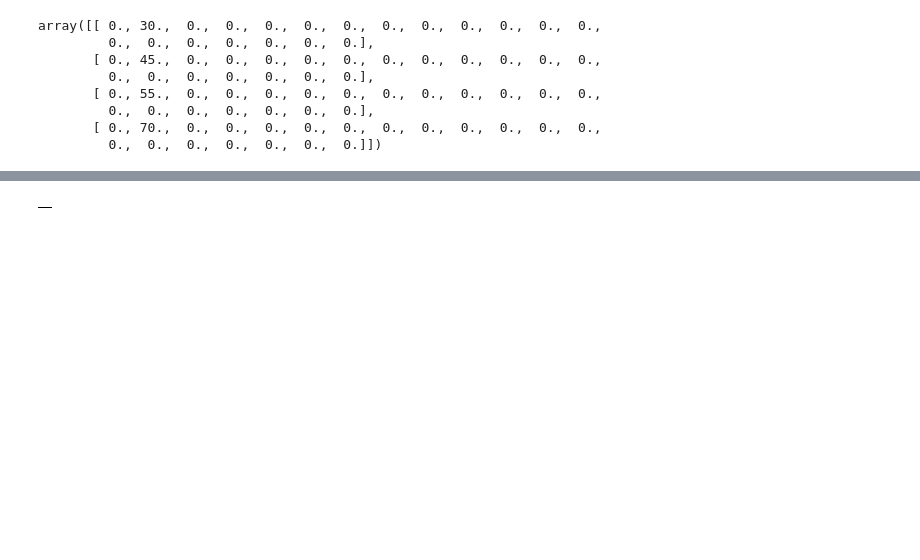
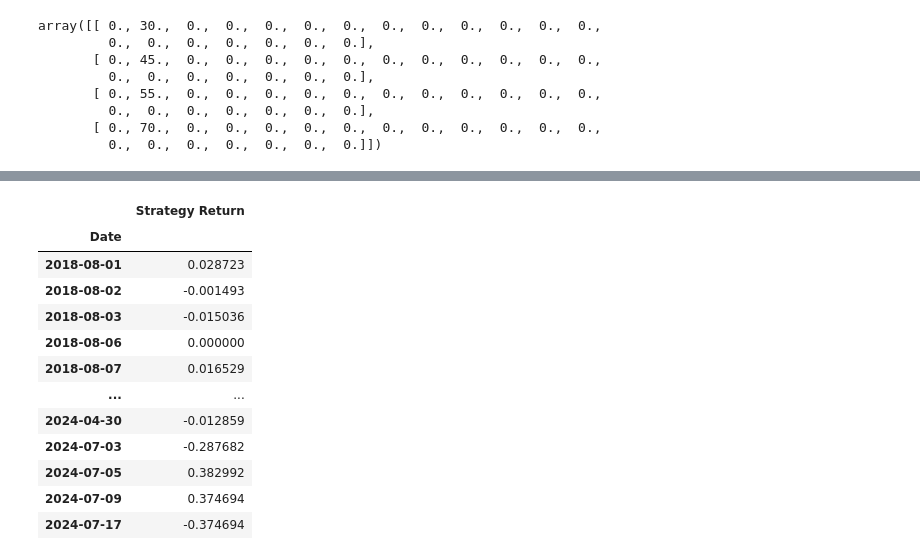
Before and after one commit to shettysharan019/algoTrading, a Jupyter notebook: algoTrading.ipynb, the cells around one changed output, grey strips where cells are left out. Saved outputs shown, nothing was run; the diff lists cells and outputs as text; code cells hidden in the pictures; blank space fills up the shorter version.

```diff
--- a/algoTrading.ipynb
+++ b/algoTrading.ipynb
@@ -11,17 +11,17 @@ import pandas_ta as ta
 import warnings
 warnings.filterwarnings('ignore')
 
-nifty50 = pd.read_html('https://en.wikipedia.org/wiki/NIFTY_500')[2]
+nifty500 = pd.read_html('https://en.wikipedia.org/wiki/NIFTY_500')[2]
 
-print(nifty50)
+print(nifty500)
 
-nifty50['Symbol'] = nifty50[3].str.replace('.', '-')
+nifty500['Symbol'] = nifty500[3].str.replace('.', '-')
 
-symbols_list = nifty50['Symbol'].unique().tolist()
+symbols_list = nifty500['Symbol'].unique().tolist()
 
-end_date = '2024-07-15'
+end_date = '2024-07-31'
 
-start_date = pd.to_datetime(end_date)-pd.DateOffset(365*8)
+start_date = pd.to_datetime(end_date)-pd.DateOffset(365*5)
 
 df = yf.download(tickers=symbols_list, start=start_date, end=end_date).stack()
 
@@ -470,53 +470,50 @@ returns_dataframe = np.log(new_df['Adj Close']).diff()
 portfolio_df = pd.DataFrame()
 
 for start_date in fixed_dates.keys():
+   try:
 
-    try:
+      end_date = (pd.to_datetime(start_date)+pd.offsets.MonthEnd(0)).strftime('%Y-%m-%d')
 
-        end_date = (pd.to_datetime(start_date)+pd.offsets.MonthEnd(0)).strftime('%Y-%m-%d')
+      cols = fixed_dates[start_date]
 
-        cols = fixed_dates[start_date]
+      optimization_start_date = (pd.to_datetime(start_date)-pd.DateOffset(months=12)).strftime('%Y-%m-%d')
 
-        optimization_start_date = (pd.to_datetime(start_date)-pd.DateOffset(months=12)).strftime('%Y-%m-%d')
+      optimization_end_date = (pd.to_datetime(start_date)-pd.DateOffset(days=1)).strftime('%Y-%m-%d')
 
-        optimization_end_date = (pd.to_datetime(start_date)-pd.DateOffset(days=1)).strftime('%Y-%m-%d')
+      optimization_df = new_df['Adj Close'][cols][optimization_start_date:optimization_end_date]
 
-        optimization_df = new_df[optimization_start_date:optimization_end_date]['Adj Close'][cols]
+      success = False
+      try:
+         weights = optimize_weights(prices=optimization_df,
+                     lower_bound=round(1/(len(optimization_df.columns)*2), 3))
 
-        success = False
-        try:
-            weights = optimize_weights(prices=optimization_df,
-                                   lower_bound=round(1/(len(optimization_df.columns)*2),3))
+         weights = pd.DataFrame(weights, index=pd.Series(0))
+         success = True
 
-            weights = pd.DataFrame(weights, index=pd.Series(0))
+      except:
+         print(f'Max Sharpe Optimization failed for {start_date}, Continuing with Equal-Weights')
 
-            success = True
-        except:
-            print(f'Max Sharpe Optimization failed for {start_date}, Continuing with Equal-Weights')
+      if success==False:
+         weights = pd.DataFrame([1/len(optimization_df.columns) for i in range(len(optimization_df.columns))],
+                                       index=optimization_df.columns.tolist(),
+                                       columns=pd.Series(0)).T
 
-        if success==False:
-            weights = pd.DataFrame([1/len(optimization_df.columns) for i in range(len(optimization_df.columns))],
-                                     index=optimization_df.columns.tolist(),
-                                     columns=pd.Series(0)).T
+      temp_df = returns_dataframe[start_date:end_date]
 
-        temp_df = returns_dataframe[start_date:end_date]
+      temp_df = temp_df.stack().to_frame('return').reset_index(level=0)\
+         .merge(weights.stack().to_frame('weights').reset_index(level=0, drop=True),
+               left_index=True,
+               right_index=True)\
+         .reset_index().set_index(['Date', 'Ticker']).unstack().stack()
 
-        temp_df = temp_df.stack().to_frame('return').reset_index(level=0)\
-                   .merge(weights.stack().to_frame('weight').reset_index(level=0, drop=True),
-                          left_index=True,
-                          right_index=True)\
-                   .reset_index().set_index(['Date', 'index']).unstack().stack()
+      temp_df['weighted_return'] = temp_df['return']*temp_df['weights']
 
-        temp_df.index.names = ['date', 'ticker']
+      temp_df = temp_df.groupby(level=0)['weighted_return'].sum().to_frame('Strategy Return')
 
-        temp_df['weighted_return'] = temp_df['return']*temp_df['weight']
+      portfolio_df = pd.concat([portfolio_df, temp_df], axis=0)
 
-        temp_df = temp_df.groupby(level=0)['weighted_return'].sum().to_frame('Strategy Return')
-
-        portfolio_df = pd.concat([portfolio_df, temp_df], axis=0)
-
-    except Exception as e:
-        print(e)
+   except Exception as e:
+      print(e)
 
 portfolio_df = portfolio_df.drop_duplicates()
 
@@ -542 +539,13 @@ portfolio_df
-|  |
+|  | Strategy Return |
+| Date |  |
+| 2018-08-01 | 0.028723 |
+| 2018-08-02 | -0.001493 |
+| 2018-08-03 | -0.015036 |
+| 2018-08-06 | 0.000000 |
+| 2018-08-07 | 0.016529 |
+| ... | ... |
+| 2024-04-30 | -0.012859 |
+| 2024-07-03 | -0.287682 |
+| 2024-07-05 | 0.382992 |
+| 2024-07-09 | 0.374694 |
+| 2024-07-17 | -0.374694 |
```
Also changed, not shown: parts of 16 cells of this notebook.
